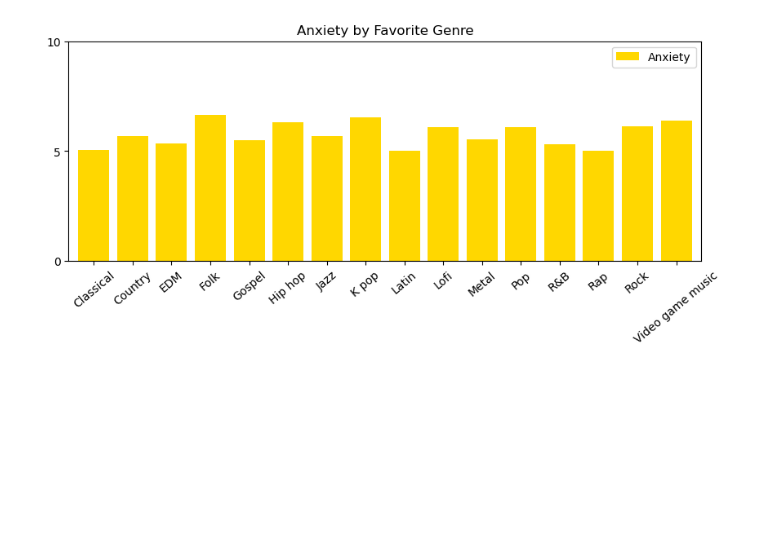
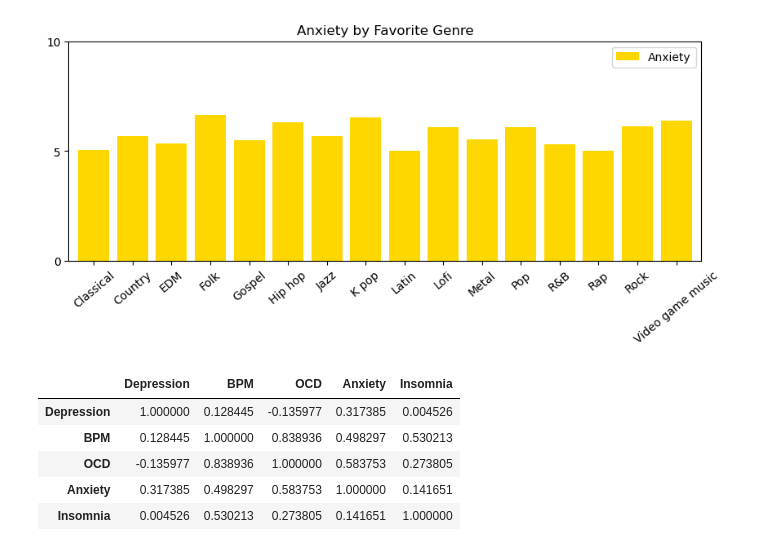
Before and after one commit to jdanielle12/project1, a Jupyter notebook: music_and_mental_health.ipynb, the cells around one changed output. Saved outputs shown, nothing was run; the diff lists cells and outputs as text; code cells hidden in the pictures; blank space fills up the shorter version.

Commit message:
added lofi correlation

```diff
--- a/music_and_mental_health.ipynb
+++ b/music_and_mental_health.ipynb
@@ -86,3 +86,14 @@ fav_genre_chart = fav_genre.plot.bar(y='Anxiety', rot=40, width=0.8, figsize=(10
                                     yticks=[0,5,10], xlabel='', color='gold')
 # %% [output]
 [figure]
+# %%
+df= music_mental_health_df[["Fav genre", "Depression","BPM", "OCD", "Anxiety", "Insomnia"]]
+df_lofi = df[df["Fav genre"]=='Lofi']
+df_lofi[["Depression","BPM","OCD", "Anxiety", "Insomnia"]].corr()
+# %% [output]
+|  | Depression | BPM | OCD | Anxiety | Insomnia |
+| Depression | 1.000000 | 0.128445 | -0.135977 | 0.317385 | 0.004526 |
+| BPM | 0.128445 | 1.000000 | 0.838936 | 0.498297 | 0.530213 |
+| OCD | -0.135977 | 0.838936 | 1.000000 | 0.583753 | 0.273805 |
+| Anxiety | 0.317385 | 0.498297 | 0.583753 | 1.000000 | 0.141651 |
+| Insomnia | 0.004526 | 0.530213 | 0.273805 | 0.141651 | 1.000000 |
```
